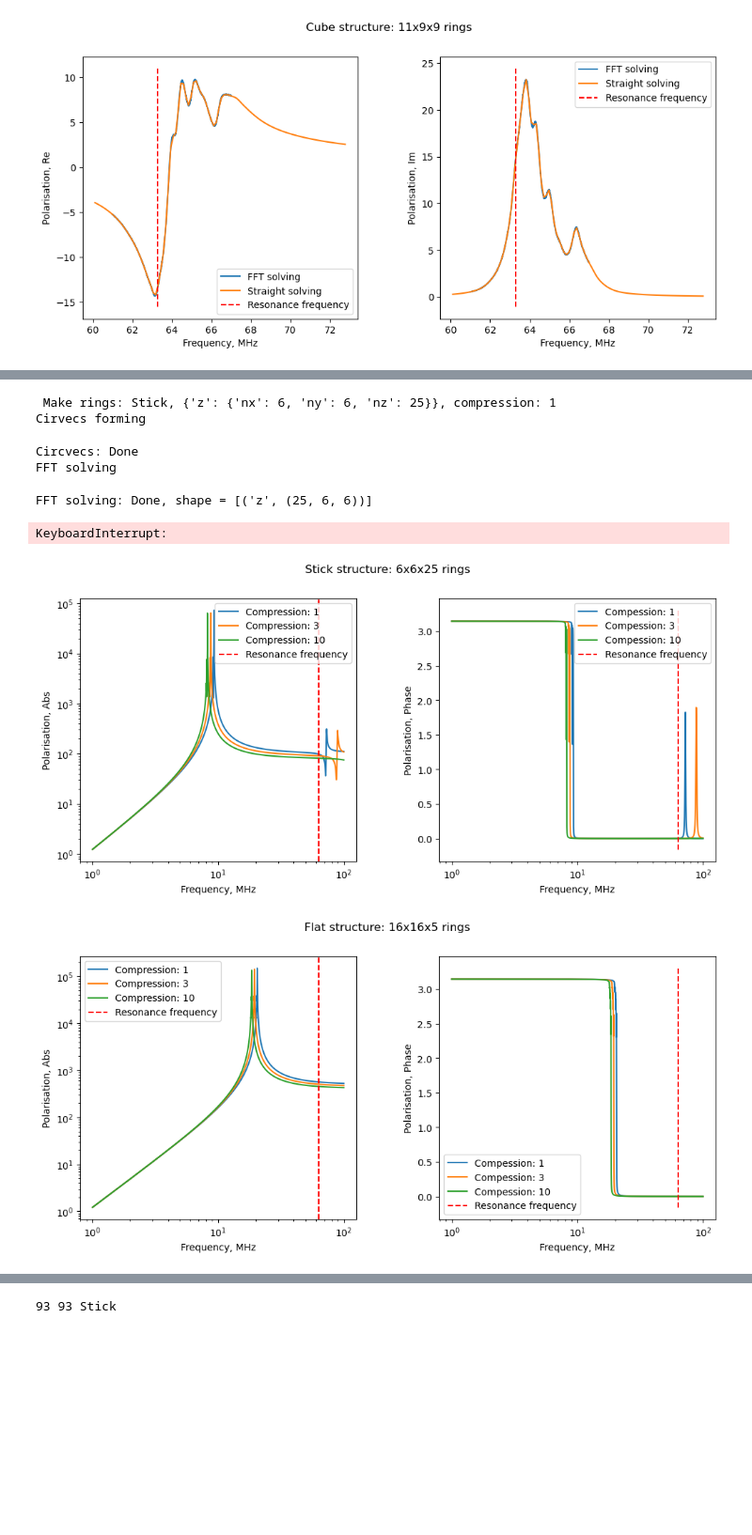
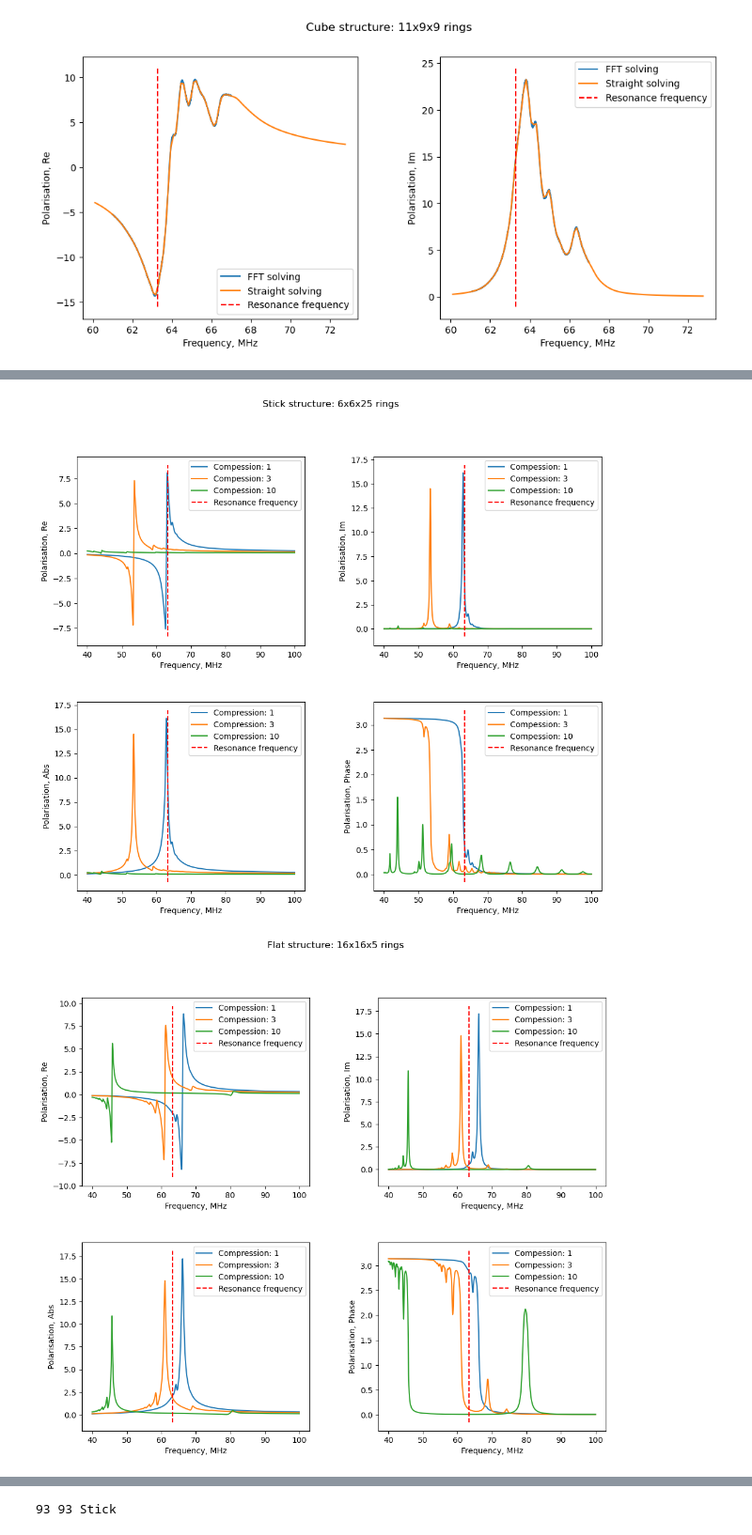
Before and after one commit to broshura/Discrete_Model_Of_Metamaterial_Lens, a Jupyter notebook: Code/Solving.ipynb, the cells around one changed output, grey strips where cells are left out. Shown at 94% size. Saved outputs shown, nothing was run; the diff lists cells and outputs as text; code cells hidden in the pictures; blank space fills up the shorter version.

Commit message:
Form comparing for 3 types done

```diff
--- a/Code/Solving.ipynb
+++ b/Code/Solving.ipynb
@@ -492,7 +447,7 @@ for type, N_open, N_border in zip(types, Shapes_open, Shapes_border):
 
     plt.figure(figsize=(12, 5))
     plt.subplots_adjust(wspace=0.3, hspace=0.3)
-    plt.suptitle(f"{type} structure: {Nz_open}x{Ny_open}x{Nx_open} rings")
+    plt.suptitle(f"{type} structure")
 
     with open(f"Data/Form_Data/izotropic/{type}/OpenData-zyx-{Nz_open}x{Ny_open}x{Nx_open}", "r") as f:
         Data = json.load(f)
@@ -538,6 +493,6 @@ for type, N_open, N_border in zip(types, Shapes_open, Shapes_border):
     plt.vlines(omega_0/2/np.pi/10**6, ylim[0], ylim[1], color="red", linestyle="--", label='Resonance frequency')
     plt.legend()
 
-    plt.savefig(f'Plots/Report_images/Compare_{type}_{Nz}x{Ny}x{Nx}.png')
+    plt.savefig(f'Plots/Report_images/Compare_border_{type}.png')
     plt.show()
 # %% [output]
@@ -555,22 +510,11 @@ from Verifying_MRI.Parameters_MRI import Dz, Dy, Dx, Radius, omega_0, Params
 import json
 
 Inductance = {}
-Omega =  np.linspace(5*1e6, 50*1e6, 10000) * 2 * np.pi
+Omega =  np.linspace(40, 100, 10000) * 2 * np.pi * 1e6
 H_0z = 1
 mu_0 = 4 * np.pi * 1e-7
 # Calculate polarisation for different structures
 
-Shapes_anizotropic = {
-    'Stick': {
-        'z': {'nx': 6, 'ny': 6, 'nz': 25},
-        },
-    'Flat': {
-        'z': {'nx': 16, 'ny': 16, 'nz': 5},
-        },
-    'Cube':{
-        'z': {'nx': 10, 'ny': 10, 'nz': 11},
-        }
-    }
 Dz, Dy, Dx = Params['Dz'], Params['Dy'], Params['Dx']
 # Initial position of the first ring for each orientation
 R0 = {
@@ -579,6 +523,7 @@ R0 = {
 compessions = [1, 3, 10]
 for compession in compessions:
     for name in Shapes_anizotropic:
+        break
         Params['N'] = Shapes_anizotropic[name]
         Params['Dz'] = Dz / compession
         # make 3d structure
@@ -589,6 +534,7 @@ for compession in compessions:
                                                          Params['N'][pos]['nz'],
                                                          Params['N'][pos]['ny'],
                                                          Params['N'][pos]['nx'])
+        Params['Number'] = np.sum([Rings_4d[pos].size for pos in Params['N']])
 
         Currents = solvesystem(Rings_4d, M_0(Params), Omega, phi_0z=H_0z * mu_0*np.pi * Radius ** 2, Inductance = Inductance, tol = 1e-5)
 
@@ -606,13 +552,6 @@ for compession in compessions:
         data = {key: value for key, value in Currents.items() if key not in exclude}
         with open(f"Data/Form_Data/anizotropic/{name}/{compession}Data-{dims}-{Nz}x{Ny}x{Nx}", "w") as f:
             json.dump(data, f)
-# %% [output]
- Make rings: Stick, {'z': {'nx': 6, 'ny': 6, 'nz': 25}}, compression: 1
-Cirvecs forming
-Circvecs: Done
-FFT solving
-FFT solving: Done, shape = [('z', (25, 6, 6))]
-KeyboardInterrupt:
 # %%
 # Compare different izotropic and anizotropic structures
 # %%
@@ -627,7 +566,7 @@ mu_0 = 4 * np.pi * 10**-7
 
 for type in types:
     Nz, Ny, Nx = [Shapes_open[type][pos][f'n{pos}'] for pos in Shapes_open[type]]
-    plt.figure(figsize=(12, 5))
+    plt.figure(figsize=(12, 10))
     plt.subplots_adjust(wspace=0.3, hspace=0.3)
     plt.suptitle(f"Anizotropic structure, FFT Solving")
 
@@ -639,14 +578,14 @@ for type in types:
     Polarisation = RealPolarisation + 1j * ImagPolarisation
     AbsPolarisation = np.abs(Polarisation)
     PhasePolarisation = np.angle(Polarisation)
-    plt.subplot(121)
+    plt.subplot(221)
 
 
     # plt.plot(Omega/2/np.pi/10**6, RealPolarisation, label = 'Izotropic')
     plt.xlabel("Frequency, MHz")
     plt.ylabel("Polarisation, Re")
 
-    plt.subplot(122)
+    plt.subplot(222)
     #plt.plot(Omega/2/np.pi/10**6, ImagPolarisation, label = 'Izotropic')
     plt.xlabel("Frequency, MHz")
     plt.ylabel("Polarisation, Im")
@@ -658,39 +597,55 @@ for type in types:
         plt.suptitle(f"{type} structure: {Nz}x{Ny}x{Nx} rings")
 
         with open(f"Data/Form_Data/anizotropic/{type}/{compession}Data-z-{Nz}x{Ny}x{Nx}", "r") as f:
             Data = json.load(f)
         Omega = np.array(Data["Omega"])
         RealPolarisation = np.array(Data["RealPolarisation"])
         ImagPolarisation = np.array(Data["ImagPolarisation"])
         Polarisation = RealPolarisation + 1j * ImagPolarisation
         AbsPolarisation = np.abs(Polarisation)
         PhasePolarisation = np.angle(Polarisation)
-        plt.subplot(121)
+        plt.subplot(223)
 
 
         plt.plot(Omega/2/np.pi/10**6, AbsPolarisation, label = f'Compression: {compession}')
-        plt.xscale('log')
-        plt.yscale('log')
         plt.xlabel("Frequency, MHz")
         plt.ylabel("Polarisation, Abs")
 
-        plt.subplot(122)
-        plt.xscale('log')
+        plt.subplot(224)
         plt.plot(Omega/2/np.pi/10**6, PhasePolarisation, label = f'Compession: {compession}')
         plt.xlabel("Frequency, MHz")
         plt.ylabel("Polarisation, Phase")
 
-    plt.subplot(121)
+        plt.subplot(221)
+        plt.plot(Omega/2/np.pi/10**6, RealPolarisation, label = f'Compession: {compession}')
+        plt.xlabel("Frequency, MHz")
+        plt.ylabel("Polarisation, Re")
+
+        plt.subplot(222)
+        plt.plot(Omega/2/np.pi/10**6, ImagPolarisation, label = f'Compession: {compession}')
+        plt.xlabel("Frequency, MHz")
+        plt.ylabel("Polarisation, Im")
+
+    plt.subplot(221)
     ylim = plt.ylim()
     plt.vlines(omega_0/2/np.pi/10**6, ylim[0], ylim[1], color="red", linestyle="--", label='Resonance frequency')
     plt.legend()
-    plt.subplot(122)
+    plt.subplot(222)
+    ylim = plt.ylim()
+    plt.vlines(omega_0/2/np.pi/10**6, ylim[0], ylim[1], color="red", linestyle="--", label='Resonance frequency')
+    plt.legend()
+
+    plt.subplot(223)
+    ylim = plt.ylim()
+    plt.vlines(omega_0/2/np.pi/10**6, ylim[0], ylim[1], color="red", linestyle="--", label='Resonance frequency')
+    plt.legend()
+    plt.subplot(224)
     ylim = plt.ylim()
     plt.vlines(omega_0/2/np.pi/10**6, ylim[0], ylim[1], color="red", linestyle="--", label='Resonance frequency')
     plt.legend()
 
     plt.savefig(f'Plots/Report_images/Compress_{type}_{Nz}x{Ny}x{Nx}.png')
     plt.show()
 # %% [output]
-[figure, old version]
+[figure, new version]
-[figure, old version]
+[figure, new version]
```
Also changed, not shown: parts of 11 cells of this notebook, 34 other files.
